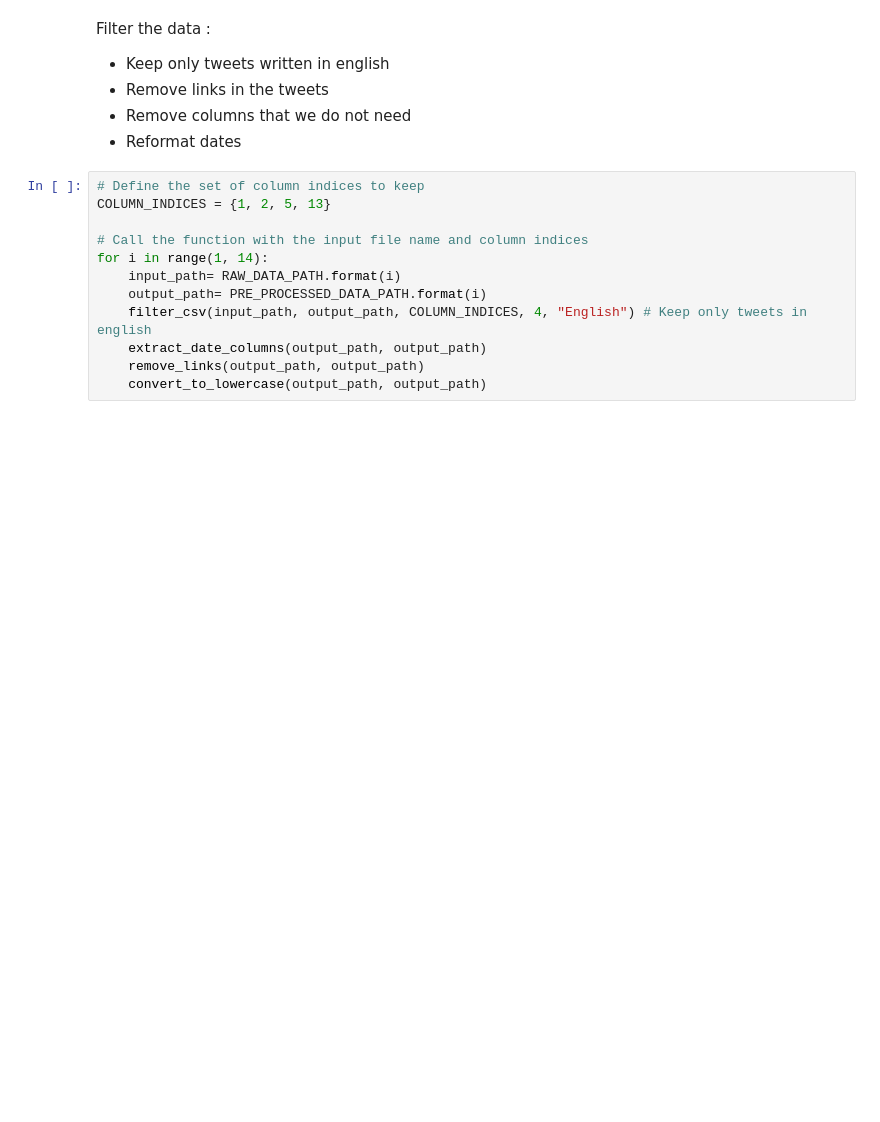
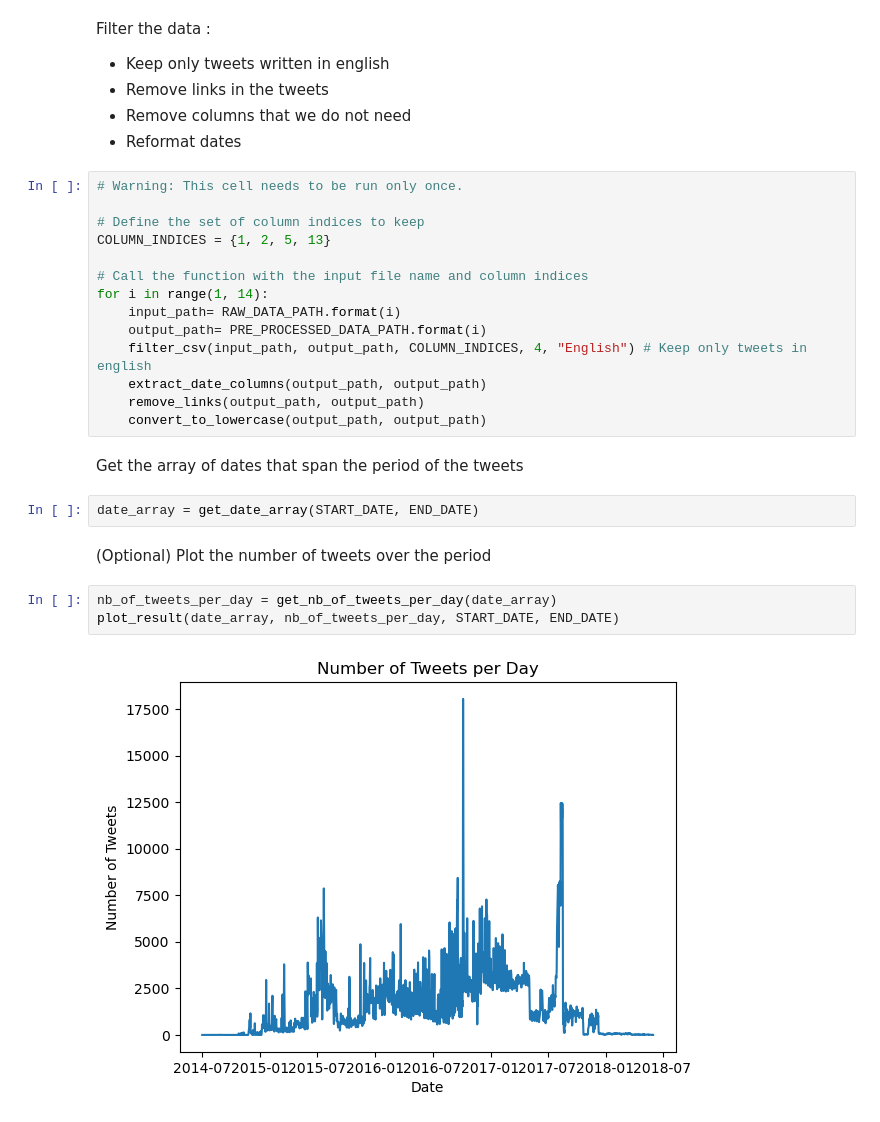
Before and after one commit to loris-verga/populist_russians_bots, a Jupyter notebook: dictionnary_based_analysis.ipynb, the cells around one changed output. Saved outputs shown, nothing was run; the diff lists cells and outputs as text; blank space fills up the shorter version.

```diff
--- a/dictionnary_based_analysis.ipynb
+++ b/dictionnary_based_analysis.ipynb
@@ -18,6 +18,8 @@ Filter the data :
 - Remove columns that we do not need
 - Reformat dates
 # %%
+# Warning: This cell needs to be run only once.
+
 # Define the set of column indices to keep
 COLUMN_INDICES = {1, 2, 5, 13}
 
@@ -29,3 +31,14 @@ for i in range(1, 14):
     extract_date_columns(output_path, output_path)
     remove_links(output_path, output_path)
     convert_to_lowercase(output_path, output_path)
+# %% [markdown]
+Get the array of dates that span the period of the tweets
+# %%
+date_array = get_date_array(START_DATE, END_DATE)
+# %% [markdown]
+(Optional) Plot the number of tweets over the period
+# %%
+nb_of_tweets_per_day = get_nb_of_tweets_per_day(date_array)
+plot_result(date_array, nb_of_tweets_per_day, START_DATE, END_DATE)
+# %% [output]
+[figure, added]
```
Also changed, not shown: parts of 2 cells of this notebook, 5 other files.
